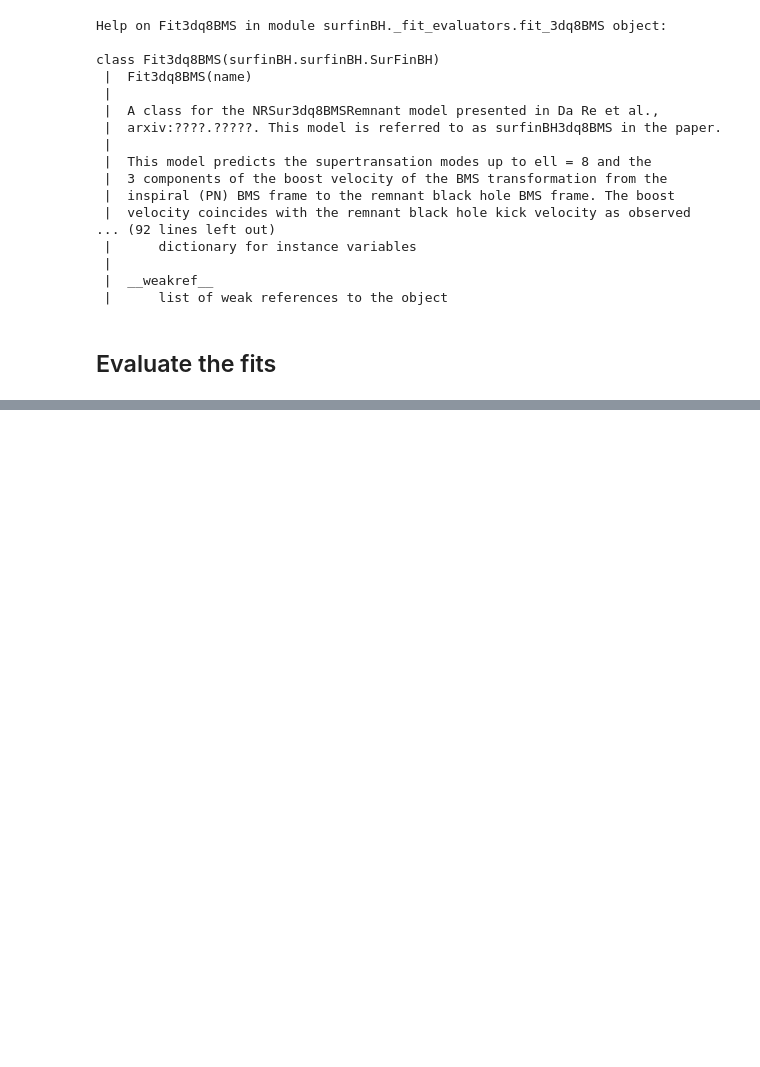
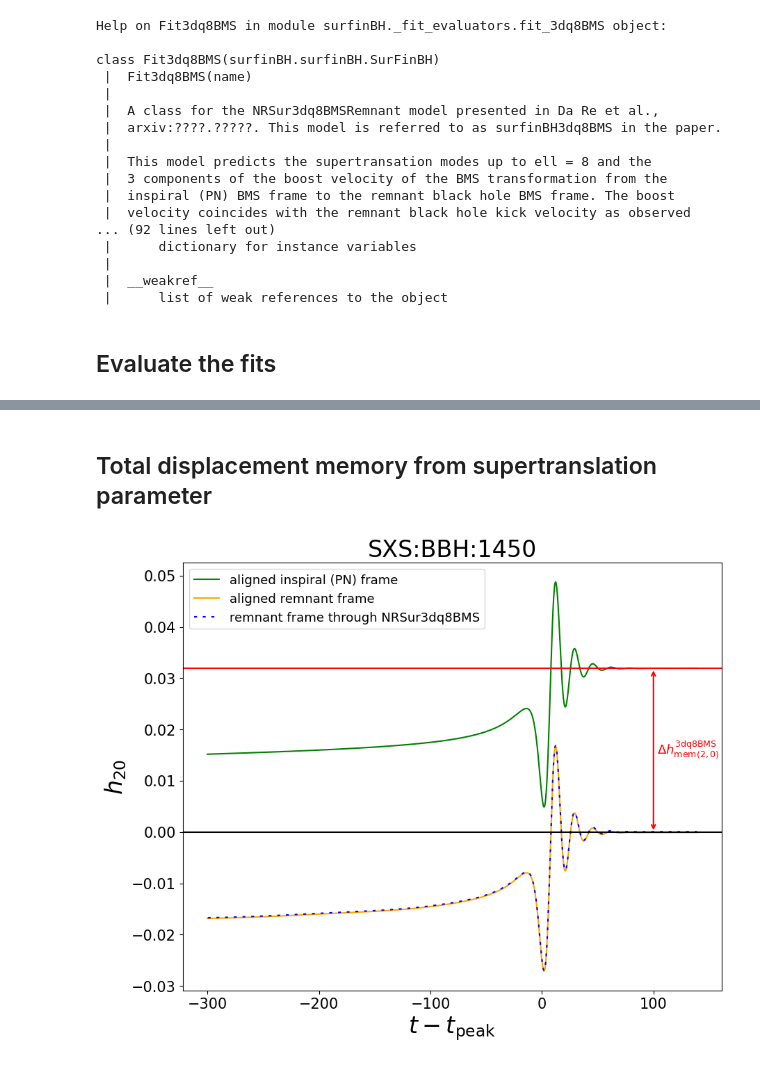
Before and after one commit to vijayvarma392/surfinBH, a Jupyter notebook: examples/example_3dq8BMS.ipynb, the cells around one changed output, grey strips where cells are left out. Saved outputs shown, nothing was run; the diff lists cells and outputs as text; code cells hidden in the pictures; blank space fills up the shorter version.

```diff
--- a/examples/example_3dq8BMS.ipynb
+++ b/examples/example_3dq8BMS.ipynb
@@ -70,0 +141,46 @@ boost[2] # z-component
+# %% [markdown]
+## Total displacement memory from supertranslation parameter
+# %%
+def eth_squared(alpha):
+    """ Returns the spherical harmonic modes of eth^2 operator applied to a spin 0 scalar
+        on the two sphere
+    """
+    res = np.zeros(np.size(alpha) ,dtype = 'complex')
+    for ell in range(int(np.sqrt(np.size(alpha)) - 1)):
+        for m in range(-ell, ell + 1):
+            if ell == 0 or ell == 1:
+                res[LM_index(ell,m)] = 0
+            else:
+                eth_squared_op = np.sqrt(ell * (ell + 1) * (ell - 1) * (ell  + 2) / 4)
+                res[LM_index(ell,m)] = 2* eth_squared_op * alpha[LM_index(ell,m)]
+    return res
+
+
+
+# computation of total displacement memory contribuition to the strain as eth^2(alpha), from
+# the alpha calculated by NRSur3dq8BMS
+Delta_h_mem = eth_squared(alpha)
+
+
+# plot of displacement memory in the 20 mode
+
+fig, ax = plt.subplots(figsize = (10,8))
+ax.plot(h_PN_al.t, h_PN_al.data[:,h_PN_al.index(2,0)].real, label = 'aligned inspiral (PN) frame', color = 'green')
+ax.plot(h_superrest_al.t, h_superrest_al.data[:,h_superrest_al.index(2,0)].real, label = 'aligned remnant frame', color = 'orange')
+ax.plot(h_sur.t, h_sur.data[:,h_sur.index(2,0)].real, '--', dashes = [2,4], label = 'remnant frame through NRSur3dq8BMS', color = 'blue')
+ax.axhline(Delta_h_mem[LM_index(2,0)].real , color = 'red')
+ax.axhline(0, color = 'black')
+
+# Plot displacement memory computed with NRSur3dq8BMS
+ax.annotate('', xy=(100, 0), xytext=(100, Delta_h_mem[LM_index(2,0)].real),
+            arrowprops=dict(arrowstyle="<->", lw=1.5, color = 'red'))
+ax.text(131, 0.5 * Delta_h_mem[LM_index(2,0)].real, r'$\Delta h^{\mathrm{3dq8BMS}}_{\mathrm{mem(2,0)}}$' , fontsize=13, ha='center', va='center', color = 'red')
+
+ax.set_ylabel(r'$h_{20}$', fontsize = 24)
+ax.set_xlabel(r'$t - t_{\mathrm{peak}}$', fontsize = 24)
+ax.tick_params(axis='both', which='major', labelsize=15)
+ax.legend(fontsize = 13)
+ax.set_title('SXS:BBH:1450', fontsize = 24)
+plt.show()
+# %% [output]
+[figure, added]
```
Also changed, not shown: parts of 7 cells of this notebook, 7 other files.
